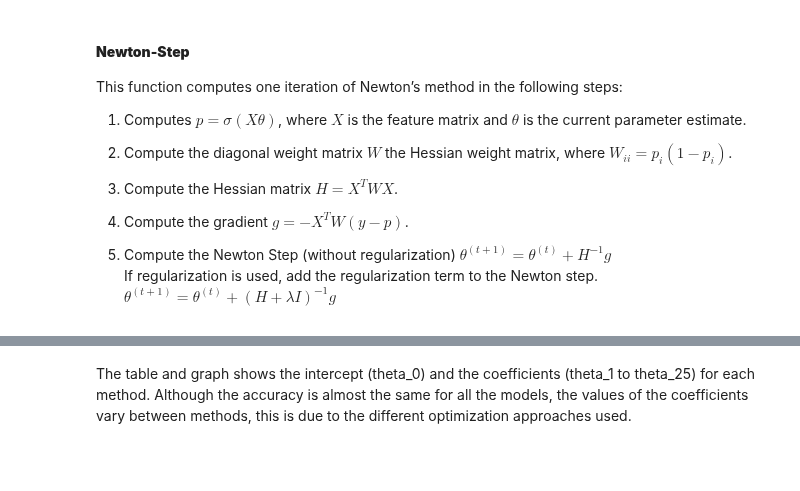
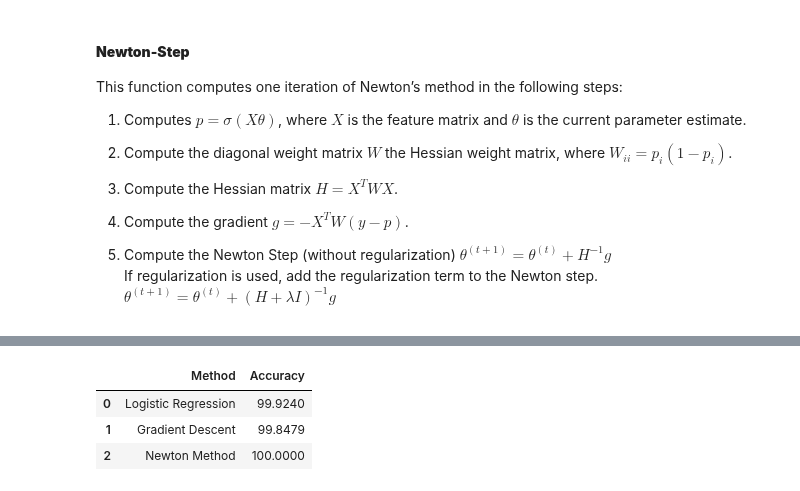
Before and after one commit to aaminah-arif/IoT-Monitoring-of-Water-Quality-and-Tilapia, a Jupyter notebook: Logistic Regression Project.ipynb, the cells around one changed output, grey strips where cells are left out. Drawn from its saved outputs; the diff is of its cells as text; code cells hidden in the pictures; blank space fills up the shorter version.

Commit message:
added accuracy at the end + fixed comments + added gradient descent calculations explanations

```diff
--- a/Logistic Regression Project.ipynb
+++ b/Logistic Regression Project.ipynb
@@ -439,6 +447,9 @@ print(classification_report(y_test,predictions))
     accuracy                           1.00      1315
    macro avg       1.00      1.00      1.00      1315
 weighted avg       1.00      1.00      1.00      1315
+# %%
+from sklearn.metrics import accuracy_score
+accuracy1 = accuracy_score(y_test, predictions)*100
 # %%
 # Looking at the confusion matrix
 confusion_matrix(y_test,predictions)
@@ -652,8 +664,8 @@ theta_25: 0.000000
 # %%
 # Predictions
 predictions = predict(X_test1, theta1)
-accuracy = np.mean(predictions == y_test1)
-print(f"Accuracy of gradient decent is: {accuracy * 100:.2f}%")
+accuracy2 = np.mean(predictions == y_test1)*100
+print(f"Accuracy of gradient decent is: {accuracy2:.2f}%")
 # %% [output]
 Accuracy of gradient decent is: 99.85%
 # %% [markdown]
@@ -724,7 +733,7 @@ def newton_step(curr_theta, y, X, reg=None):
 
     # Regularization step, needed, without it we get Singular Matrix Error.
     if reg:
-        step = np.dot(np.linalg.inv(hessian + reg*np.eye(curr.shape[0])), grad)
+        step = np.dot(np.linalg.inv(hessian + reg*np.eye(curr_theta.shape[0])), grad)
     else:
         step = np.dot(np.linalg.inv(hessian), grad)
 
@@ -804,5 +814,6 @@ At the start, theta is updated significantly, so its norm grows as the model sta
 This graph shows the change in the the parameter vector $\theta$ per iteration. As the model learns, the change is initially large, indicating rapid learning, but as the iterations incraes, the changes become smaller indicating the model is settling near the optimal values.
 # %%
-#test the model
+# Test the model
+accuracy3 = test_model(X_test2, y_test2.to_frame(), theta2)
 print('Test Accuracy: {}%'.format(
-        test_model(X_test2, y_test2.to_frame(), theta2)))
+        accuracy3))
@@ -897,2 +927,21 @@ plt.show()
-# %% [markdown]
-The table and graph shows the intercept (theta_0) and the coefficients (theta_1 to theta_25) for each method. Although the accuracy is almost the same for all the models, the values of the coefficients vary between methods, this is due to the different optimization approaches used.
+# %%
+import pandas as pd
+
+accuracy_dict = {
+    "Method": ["Logistic Regression", "Gradient Descent", "Newton Method"],
+    "Accuracy": [accuracy1, accuracy2, accuracy3]
+}
+
+# Creating a DataFrame
+accuracy_df = pd.DataFrame(accuracy_dict)
+
+# Rounding accuracy values to 4 decimal places
+accuracy_df["Accuracy"] = accuracy_df["Accuracy"].round(4)
+
+# Printing the DataFrame
+accuracy_df
+# %% [output]
+|  | Method | Accuracy |
+| 0 | Logistic Regression | 99.9240 |
+| 1 | Gradient Descent | 99.8479 |
+| 2 | Newton Method | 100.0000 |
```
Also changed, not shown: parts of 16 cells of this notebook.
